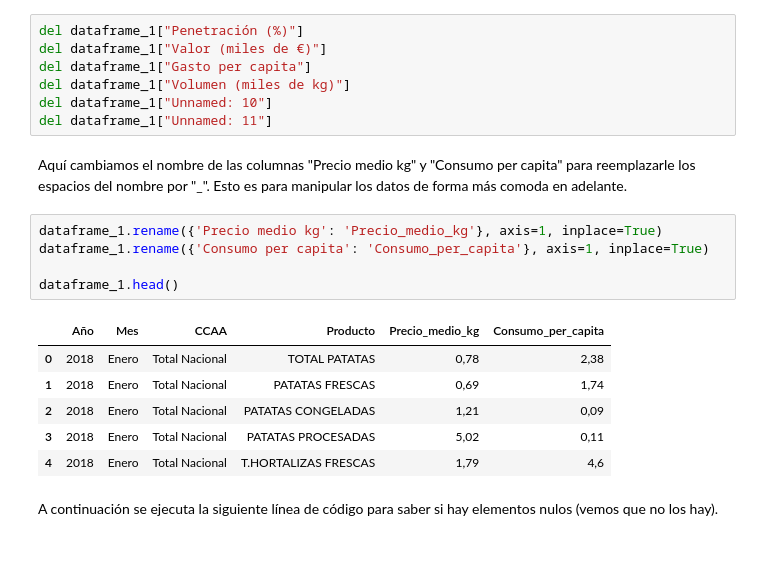
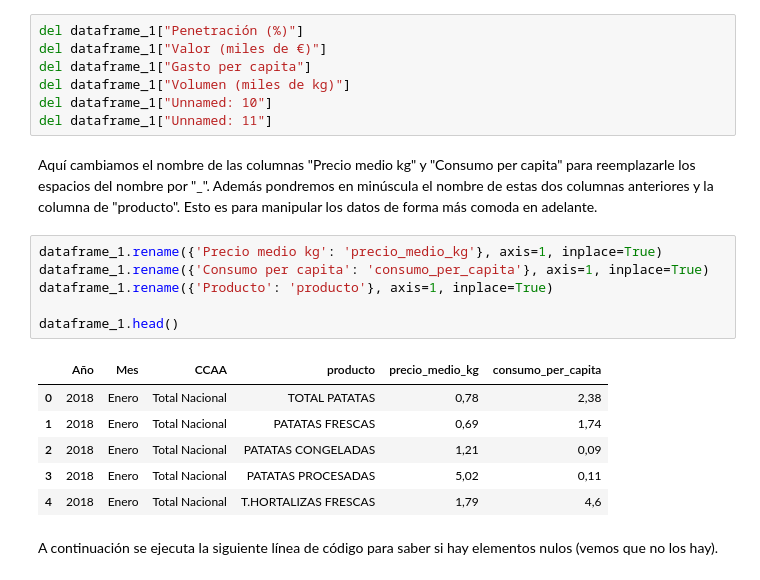
Before and after one commit to AdrianRuiz6/Mineria, a Jupyter notebook: AgroAnalisis.ipynb, the cells around one changed output. Cells and saved outputs as stored; diff of their text form; blank space fills up the shorter version.

```diff
--- a/AgroAnalisis.ipynb
+++ b/AgroAnalisis.ipynb
@@ -52,14 +69,15 @@ del dataframe_1["Volumen (miles de kg)"]
 del dataframe_1["Unnamed: 10"]
 del dataframe_1["Unnamed: 11"]
 # %% [markdown]
-Aquí cambiamos el nombre de las columnas "Precio medio kg" y "Consumo per capita" para reemplazarle los espacios del nombre por "_". Esto es para manipular los datos de forma más comoda en adelante.
+Aquí cambiamos el nombre de las columnas "Precio medio kg" y "Consumo per capita" para reemplazarle los espacios del nombre por "_". Además pondremos en minúscula el nombre de estas dos columnas anteriores y la columna de "producto". Esto es para manipular los datos de forma más comoda en adelante.
 # %%
-dataframe_1.rename({'Precio medio kg': 'Precio_medio_kg'}, axis=1, inplace=True)
-dataframe_1.rename({'Consumo per capita': 'Consumo_per_capita'}, axis=1, inplace=True)
+dataframe_1.rename({'Precio medio kg': 'precio_medio_kg'}, axis=1, inplace=True)
+dataframe_1.rename({'Consumo per capita': 'consumo_per_capita'}, axis=1, inplace=True)
+dataframe_1.rename({'Producto': 'producto'}, axis=1, inplace=True)
 
 dataframe_1.head()
 # %% [output]
-|  | Año | Mes | CCAA | Producto | Precio_medio_kg | Consumo_per_capita |
+|  | Año | Mes | CCAA | producto | precio_medio_kg | consumo_per_capita |
 | 0 | 2018 | Enero | Total Nacional | TOTAL PATATAS | 0,78 | 2,38 |
 | 1 | 2018 | Enero | Total Nacional | PATATAS FRESCAS | 0,69 | 1,74 |
 | 2 | 2018 | Enero | Total Nacional | PATATAS CONGELADAS | 1,21 | 0,09 |
```
Also changed, not shown: parts of 85 cells of this notebook.
